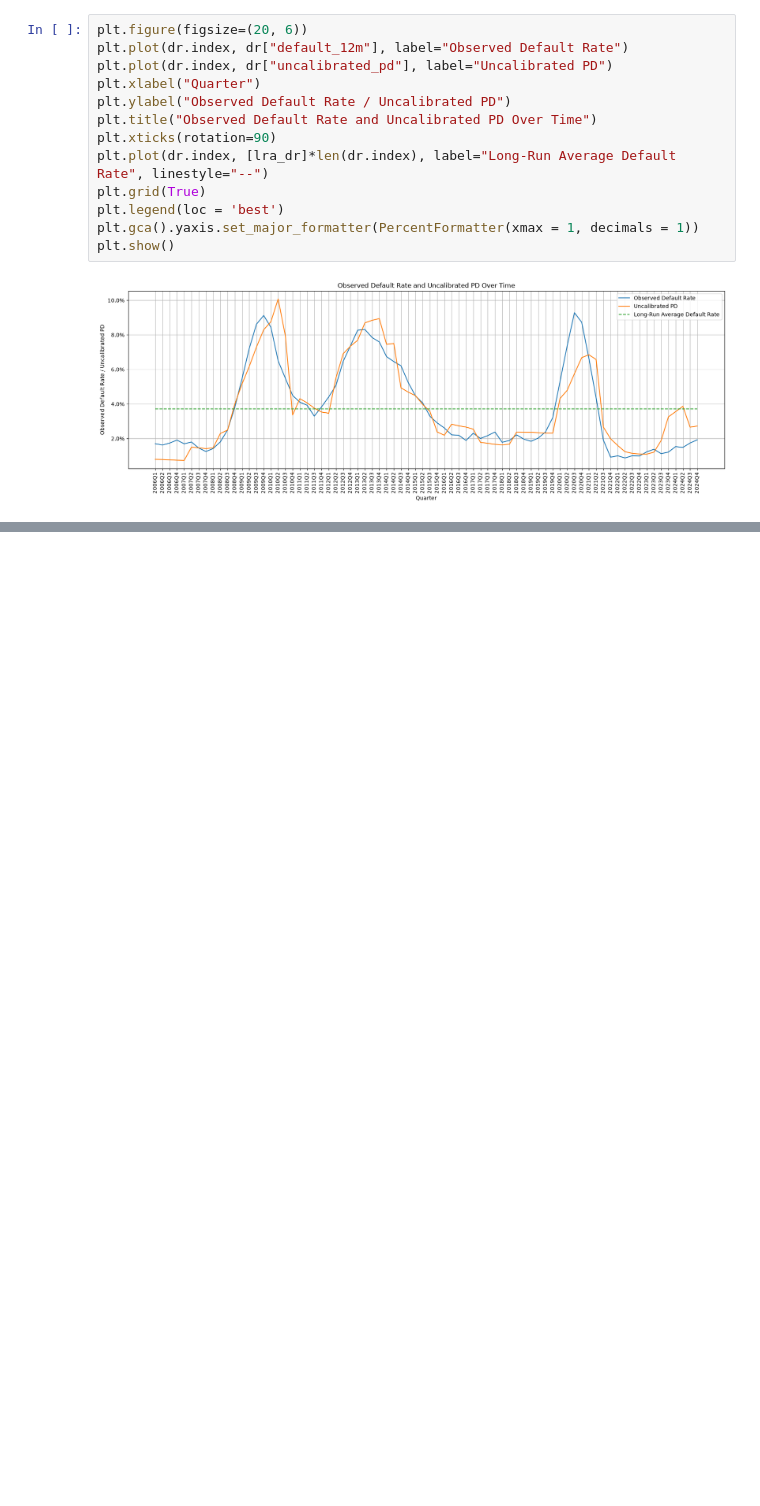
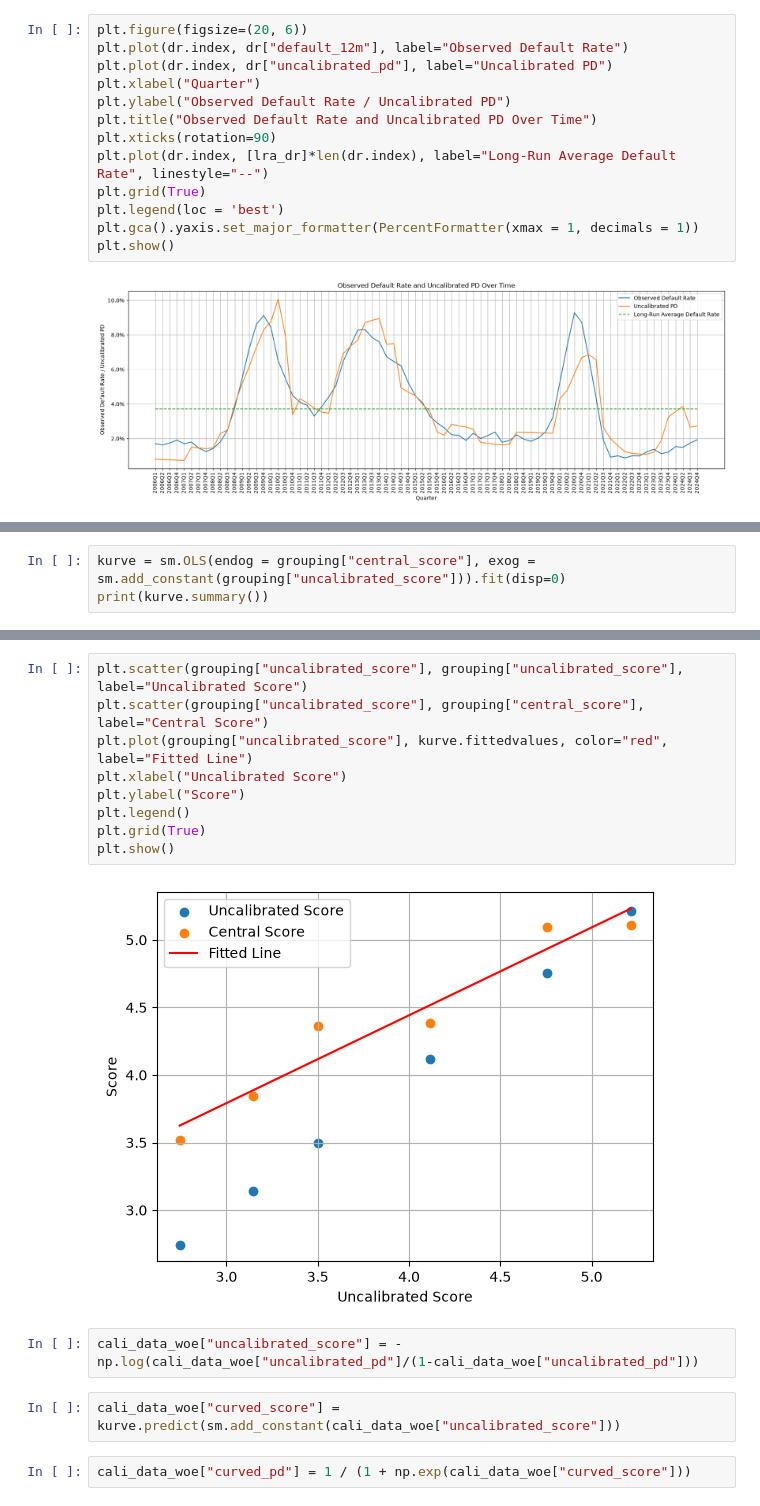
Before and after one commit to Christoffer11/PD-modelling, a Jupyter notebook: Calibration.ipynb, the cells around one changed output, grey strips where cells are left out. Saved outputs shown, nothing was run; the diff lists cells and outputs as text; blank space fills up the shorter version.

```diff
--- a/Calibration.ipynb
+++ b/Calibration.ipynb
@@ -90,0 +166,3 @@ def adjustment_score(pds, target):
+# %%
+kurve = sm.OLS(endog = grouping["central_score"], exog = sm.add_constant(grouping["uncalibrated_score"])).fit(disp=0)
+print(kurve.summary())
@@ -90,0 +187,17 @@ def adjustment_score(pds, target):
+# %%
+plt.scatter(grouping["uncalibrated_score"], grouping["uncalibrated_score"], label="Uncalibrated Score")
+plt.scatter(grouping["uncalibrated_score"], grouping["central_score"], label="Central Score")
+plt.plot(grouping["uncalibrated_score"], kurve.fittedvalues, color="red", label="Fitted Line")
+plt.xlabel("Uncalibrated Score")
+plt.ylabel("Score")
+plt.legend()
+plt.grid(True)
+plt.show()
+# %% [output]
+[figure, added]
+# %%
+cali_data_woe["uncalibrated_score"] = -np.log(cali_data_woe["uncalibrated_pd"]/(1-cali_data_woe["uncalibrated_pd"]))
+# %%
+cali_data_woe["curved_score"] = kurve.predict(sm.add_constant(cali_data_woe["uncalibrated_score"]))
+# %%
+cali_data_woe["curved_pd"] = 1 / (1 + np.exp(cali_data_woe["curved_score"]))
```
Also changed, not shown: parts of 21 cells of this notebook.
